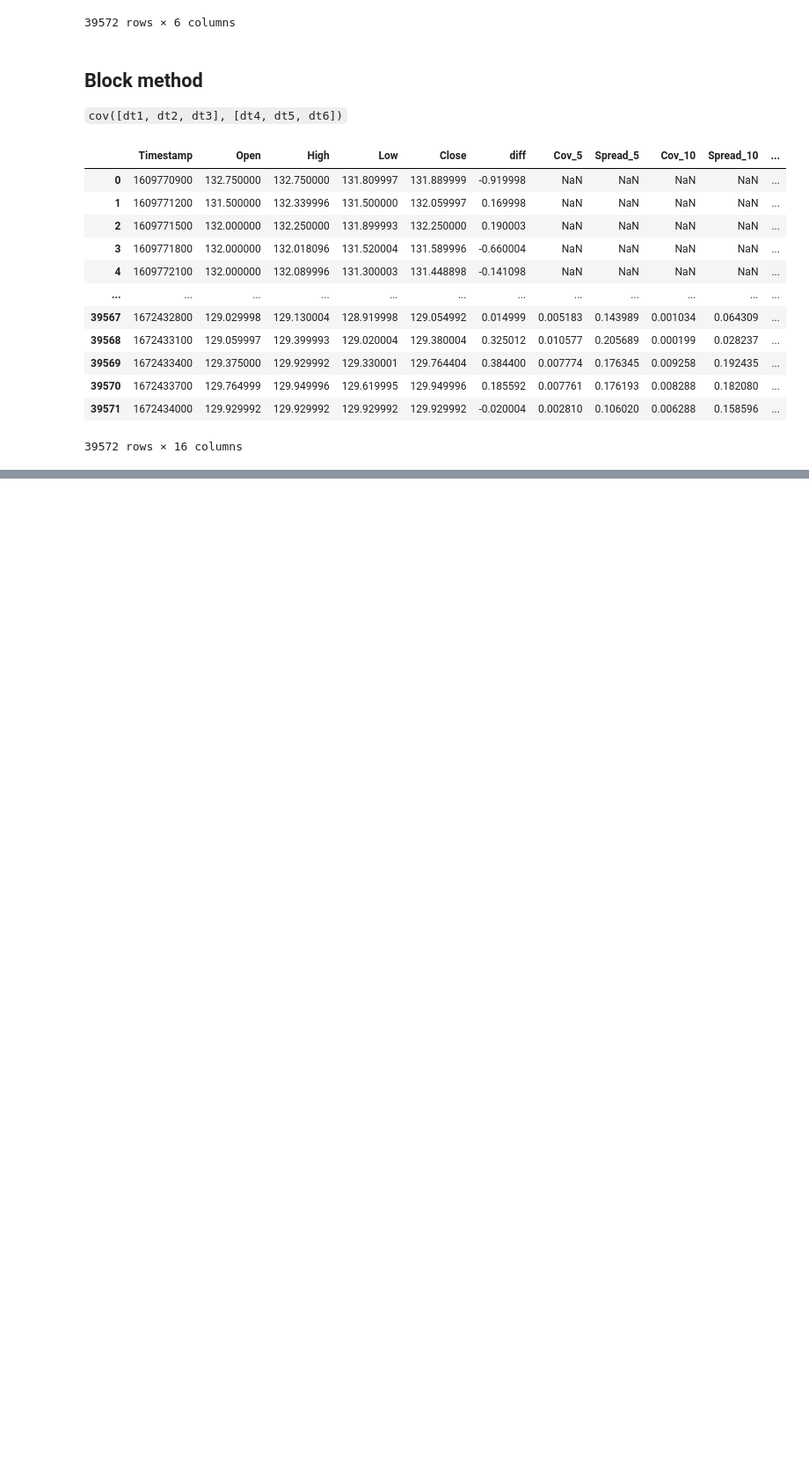
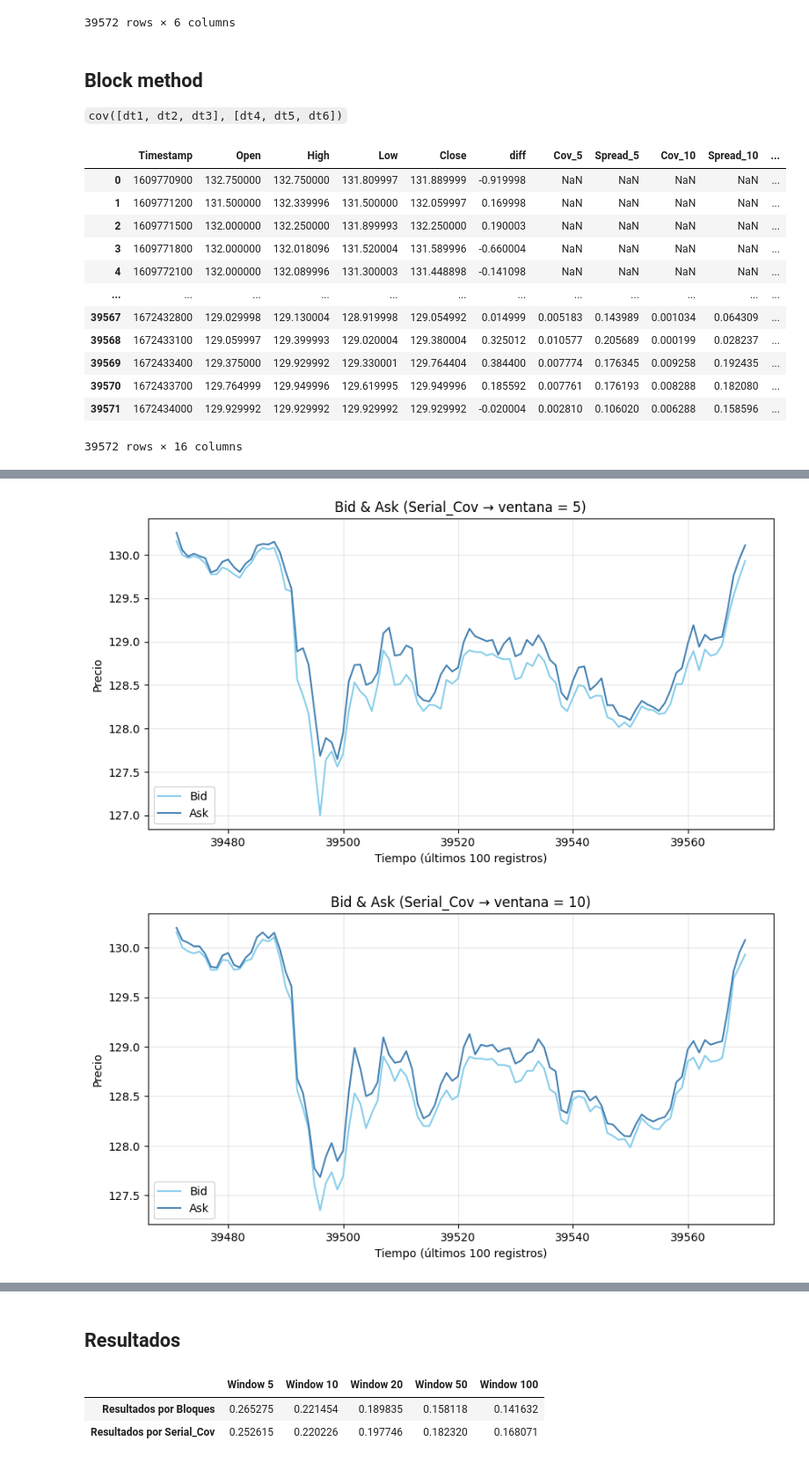
Before and after one commit to GoopyMarrow/M_S_Trading, a Jupyter notebook: MST_Effective_Spread.ipynb, the cells around one changed output, grey strips where cells are left out. Shown at 88% size. Cells and saved outputs as stored; diff of their text form; code cells hidden in the pictures; blank space fills up the shorter version.

```diff
--- a/MST_Effective_Spread.ipynb
+++ b/MST_Effective_Spread.ipynb
@@ -113,0 +265,18 @@ df = df.dropna().reset_index(drop=True)
+# %%
+for i in windows:
+
+    bid_series = bid_ask_df[f'Bid_{i}'].tail(100)
+    ask_series = bid_ask_df[f'Ask_{i}'].tail(100)
+
+    plt.plot(bid_series.index, bid_series, label='Bid')
+    plt.plot(ask_series.index, ask_series, label='Ask')
+
+    plt.title(f'Bid & Ask (Serial_Cov → ventana = {i})')
+    plt.xlabel('Tiempo (últimos 100 registros)')
+    plt.ylabel('Precio')
+    plt.legend()
+    plt.grid(alpha=0.3)
+    plt.show()
+# %% [output]
+[figure, added]
+[figure, added]
@@ -113,0 +286,13 @@ df = df.dropna().reset_index(drop=True)
+# %% [markdown]
+## Resultados
+# %%
+df_resultados = pd.DataFrame(
+    [prom_spreads1, prom_spreads2],
+    index=["Resultados por Bloques", "Resultados por Serial_Cov"],
+    columns=[f"Window {w}" for w in windows]
+)
+df_resultados
+# %% [output]
+|  | Window 5 | Window 10 | Window 20 | Window 50 | Window 100 |
+| Resultados por Bloques | 0.265275 | 0.221454 | 0.189835 | 0.158118 | 0.141632 |
+| Resultados por Serial_Cov | 0.252615 | 0.220226 | 0.197746 | 0.182320 | 0.168071 |
```
Also changed, not shown: parts of 21 cells of this notebook.
